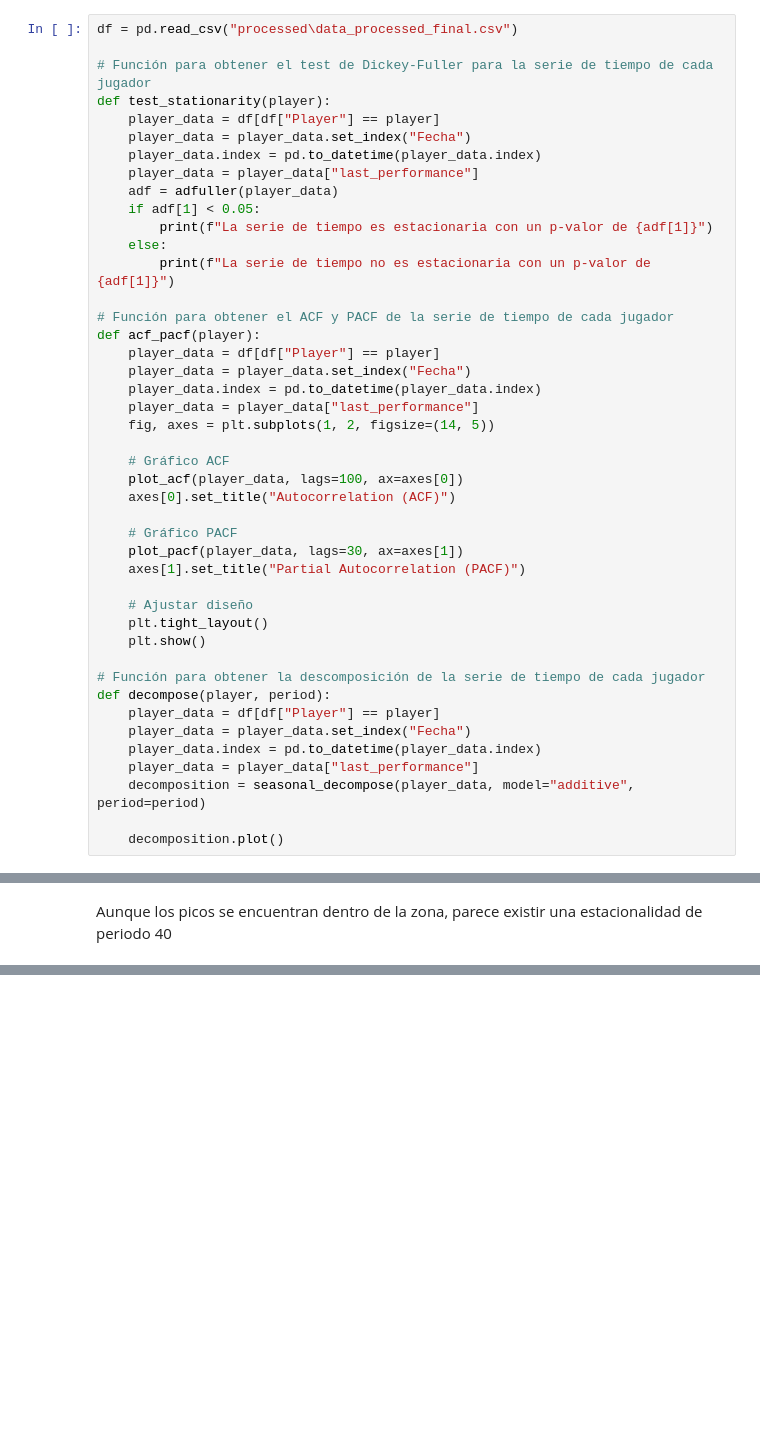
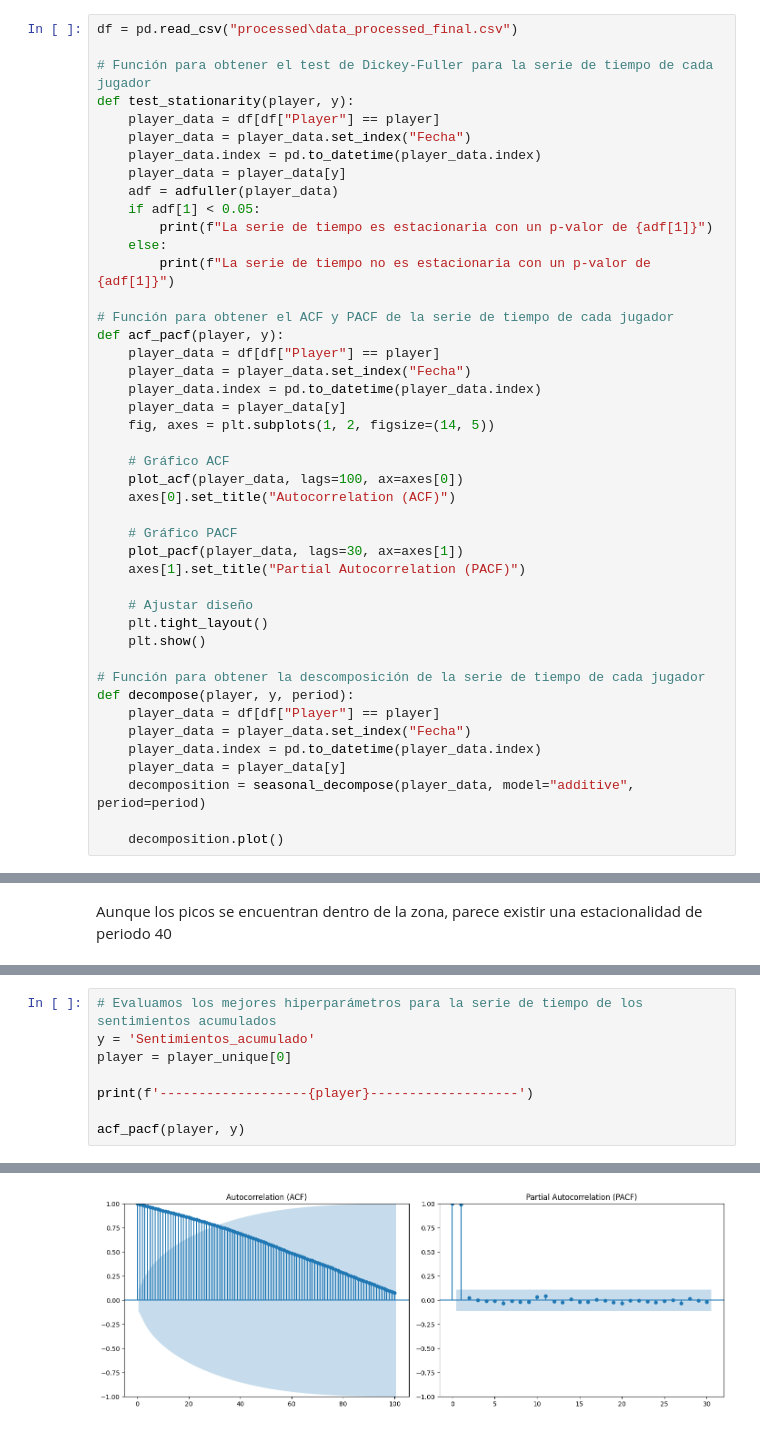
Before and after one commit to Santiagodiz/PlayerPulse, a Jupyter notebook: data/tserie_study.ipynb, the cells around one changed output, grey strips where cells are left out. Cells and saved outputs as stored; diff of their text form; blank space fills up the shorter version.

```diff
--- a/data/tserie_study.ipynb
+++ b/data/tserie_study.ipynb
@@ -11,11 +11,11 @@ import numpy as np
 df = pd.read_csv("processed\data_processed_final.csv")
 
 # Función para obtener el test de Dickey-Fuller para la serie de tiempo de cada jugador
-def test_stationarity(player):
+def test_stationarity(player, y):
     player_data = df[df["Player"] == player]
     player_data = player_data.set_index("Fecha")
     player_data.index = pd.to_datetime(player_data.index)
-    player_data = player_data["last_performance"]
+    player_data = player_data[y]
     adf = adfuller(player_data)
     if adf[1] < 0.05:
         print(f"La serie de tiempo es estacionaria con un p-valor de {adf[1]}")
@@ -23,11 +23,11 @@ def test_stationarity(player):
         print(f"La serie de tiempo no es estacionaria con un p-valor de {adf[1]}")
 
 # Función para obtener el ACF y PACF de la serie de tiempo de cada jugador
-def acf_pacf(player):
+def acf_pacf(player, y):
     player_data = df[df["Player"] == player]
     player_data = player_data.set_index("Fecha")
     player_data.index = pd.to_datetime(player_data.index)
-    player_data = player_data["last_performance"]
+    player_data = player_data[y]
     fig, axes = plt.subplots(1, 2, figsize=(14, 5))
 
     # Gráfico ACF
@@ -43,11 +43,11 @@ def acf_pacf(player):
     plt.show()
 
 # Función para obtener la descomposición de la serie de tiempo de cada jugador
-def decompose(player, period):
+def decompose(player, y, period):
     player_data = df[df["Player"] == player]
     player_data = player_data.set_index("Fecha")
     player_data.index = pd.to_datetime(player_data.index)
-    player_data = player_data["last_performance"]
+    player_data = player_data[y]
     decomposition = seasonal_decompose(player_data, model="additive", period=period)
 
     decomposition.plot()
@@ -228,0 +299,9 @@ Por último esta serie parece seguir la misma moda, ARIMA(1,1,0) con posibilidad
+# %%
+# Evaluamos los mejores hiperparámetros para la serie de tiempo de los sentimientos acumulados
+y = 'Sentimientos_acumulado'
+player = player_unique[0]
+
+print(f'-------------------{player}-------------------')
+
+acf_pacf(player, y)
+# %% [output]
@@ -228,0 +309 @@ Por último esta serie parece seguir la misma moda, ARIMA(1,1,0) con posibilidad
+[figure, added]
```
Also changed, not shown: parts of 65 cells of this notebook.
